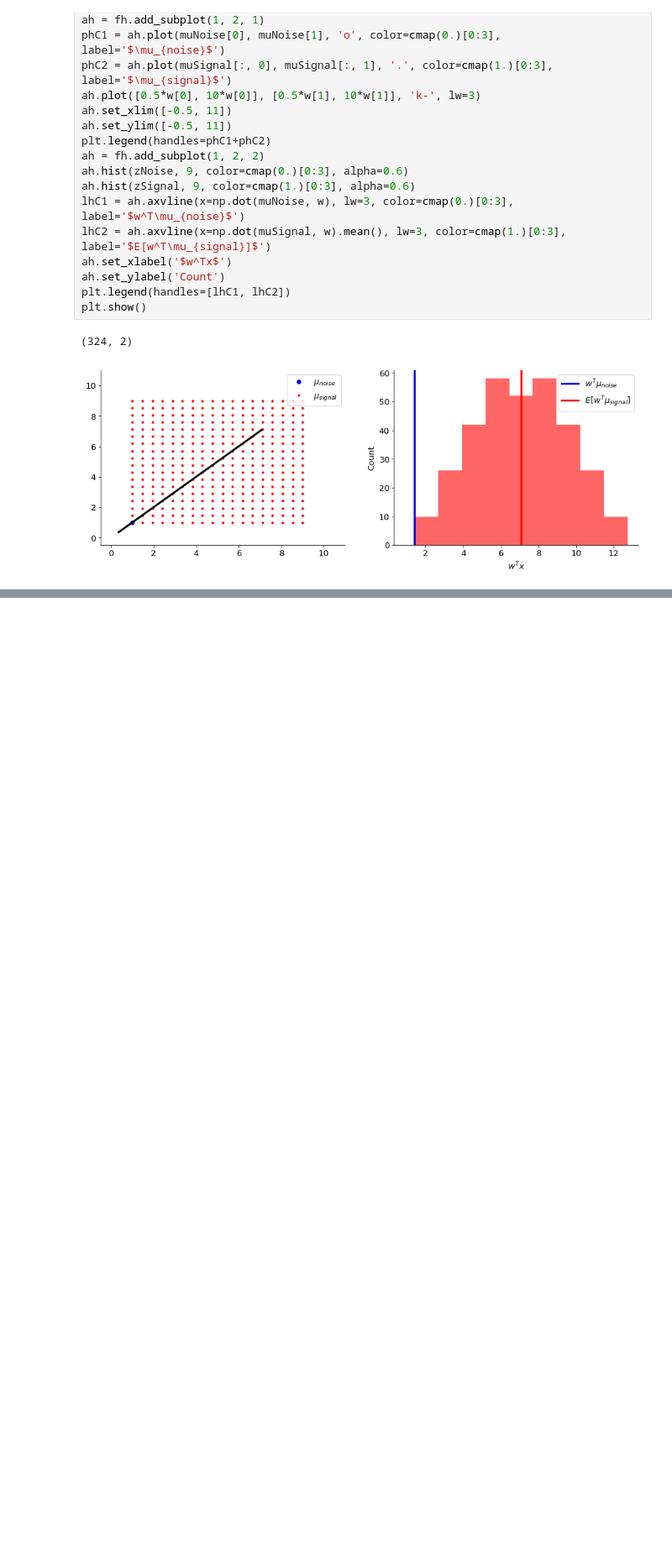
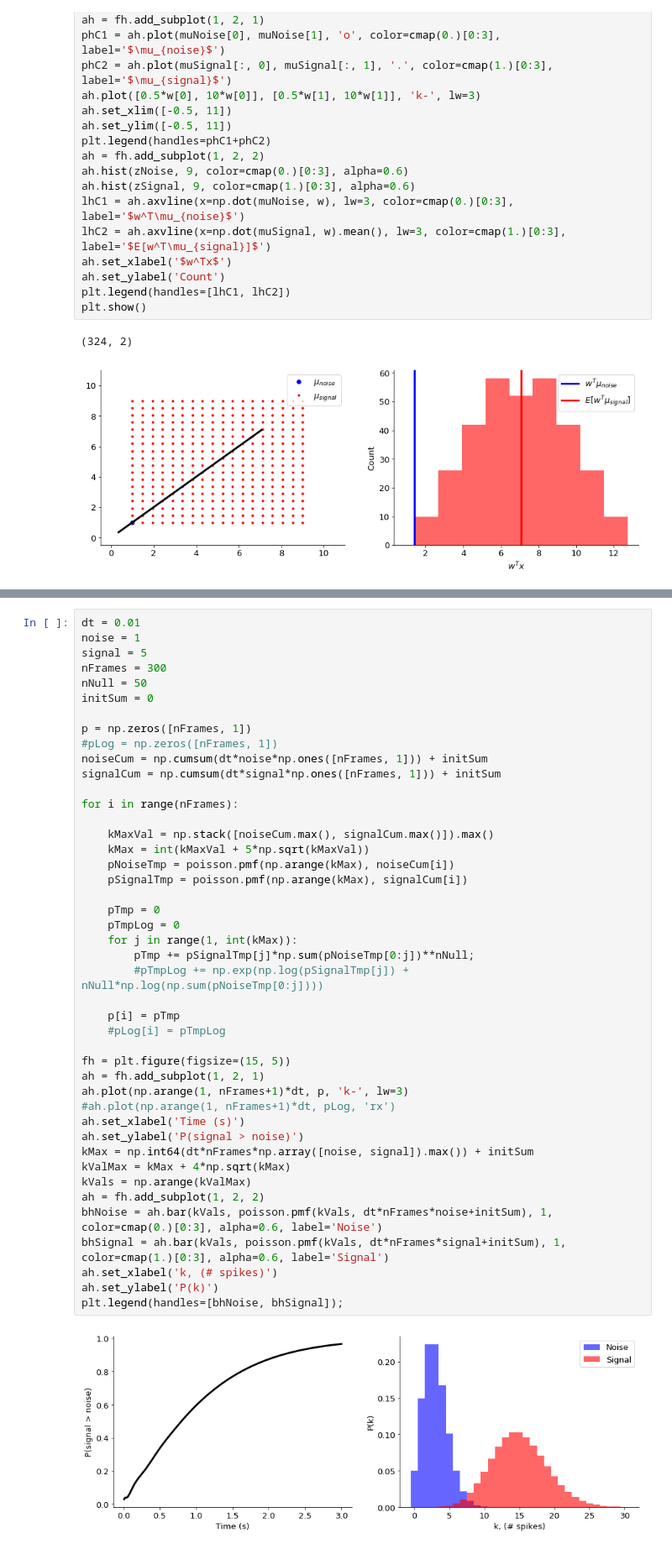
Before and after one commit to ala-laurila-lab/jupyter-notebooks, a Jupyter notebook: Classifiers.ipynb, the cells around one changed output, grey strips where cells are left out. Shown at 84% size. Cells and saved outputs as stored; diff of their text form; blank space fills up the shorter version.

```diff
--- a/Classifiers.ipynb
+++ b/Classifiers.ipynb
@@ -155,0 +157,46 @@ plt.legend(handles=phSqDiff+phLDA, bbox_to_anchor=(1.05, 1));
+# %%
+dt = 0.01
+noise = 1
+signal = 5
+nFrames = 300
+nNull = 50
+initSum = 0
+
+p = np.zeros([nFrames, 1])
+#pLog = np.zeros([nFrames, 1])
+noiseCum = np.cumsum(dt*noise*np.ones([nFrames, 1])) + initSum
+signalCum = np.cumsum(dt*signal*np.ones([nFrames, 1])) + initSum
+
+for i in range(nFrames):
+
+    kMaxVal = np.stack([noiseCum.max(), signalCum.max()]).max()
+    kMax = int(kMaxVal + 5*np.sqrt(kMaxVal))
+    pNoiseTmp = poisson.pmf(np.arange(kMax), noiseCum[i])
+    pSignalTmp = poisson.pmf(np.arange(kMax), signalCum[i])
+
+    pTmp = 0
+    pTmpLog = 0
+    for j in range(1, int(kMax)):
+        pTmp += pSignalTmp[j]*np.sum(pNoiseTmp[0:j])**nNull;
+        #pTmpLog += np.exp(np.log(pSignalTmp[j]) + nNull*np.log(np.sum(pNoiseTmp[0:j])))
+
+    p[i] = pTmp
+    #pLog[i] = pTmpLog
+
+fh = plt.figure(figsize=(15, 5))
+ah = fh.add_subplot(1, 2, 1)
+ah.plot(np.arange(1, nFrames+1)*dt, p, 'k-', lw=3)
+#ah.plot(np.arange(1, nFrames+1)*dt, pLog, 'rx')
+ah.set_xlabel('Time (s)')
+ah.set_ylabel('P(signal > noise)')
+kMax = np.int64(dt*nFrames*np.array([noise, signal]).max()) + initSum
+kValMax = kMax + 4*np.sqrt(kMax)
+kVals = np.arange(kValMax)
+ah = fh.add_subplot(1, 2, 2)
+bhNoise = ah.bar(kVals, poisson.pmf(kVals, dt*nFrames*noise+initSum), 1, color=cmap(0.)[0:3], alpha=0.6, label='Noise')
+bhSignal = ah.bar(kVals, poisson.pmf(kVals, dt*nFrames*signal+initSum), 1, color=cmap(1.)[0:3], alpha=0.6, label='Signal')
+ah.set_xlabel('k, (# spikes)')
+ah.set_ylabel('P(k)')
+plt.legend(handles=[bhNoise, bhSignal]);
+# %% [output]
+[figure, added]
```
Also changed, not shown: parts of 5 cells of this notebook.
